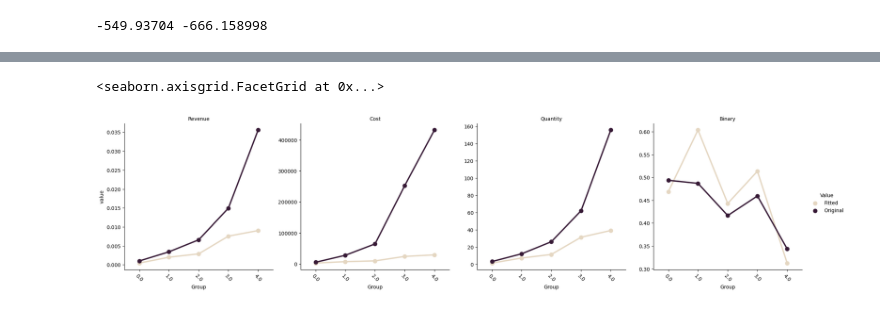
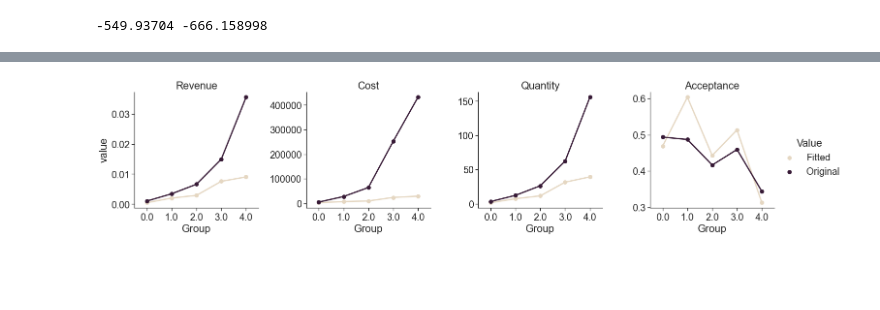
Before and after one commit to wanxii/nonlinear-pricing, a Jupyter notebook: model_fit.ipynb, the cells around one changed output, grey strips where cells are left out. Saved outputs shown, nothing was run; the diff lists cells and outputs as text; code cells hidden in the pictures; blank space fills up the shorter version.

```diff
--- a/model_fit.ipynb
+++ b/model_fit.ipynb
@@ -43,18 +43,24 @@ org_data.head()
 # %%
 fixed = 0.65
 betas = [2.22674415e+03, -5.49937040e+02, -6.66158998e+02, 1.80445730e+02, -4.32924199e+01, 8.05901134e+01, 2.57653653e-03]
-opt_data, tck_nview, s = Value_generation(betas)
+data_fitted, tck_nview, s = Value_generation(betas)
 
 np.random.seed(1)
-SNC_est = splev(np.log(opt_data.Nview.astype('float64') + 1), tck_nview)
-SNC_var = np.sum(SNC_est) * (1 - fixed) / np.sum(opt_data.Size)
+SNC_est = splev(np.log(data_fitted.Nview.astype('float64') + 1), tck_nview)
+SNC_var = np.sum(SNC_est) * (1 - fixed) / np.sum(data_fitted.Size)
 
-opt_data['v_it'] = np.random.logistic(loc=opt_data.Value, scale=s)
+data_fitted['v_it'] = np.random.logistic(loc=data_fitted.Value, scale=s)
 
-cmat = Consumer_matrix(opt_data.v_it, opt_data.Size)
+group = [0, 10, 20, 50, 100]
+groups = np.zeros(len(data_fitted.Size))
+for i, lb in enumerate(group):
+    # Assign group based on Qbar_it and the group thresholds;
+    # Greater size, larger group number
+    groups[data_fitted.Size >= lb] = int(i)
+data_fitted['Group'] = groups
 
-newrate = np.mean(opt_data.New)
-
+newrate = np.mean(data_fitted.New)
 cost = [SNC_est, newrate, fixed, SNC_var]
+cmat = Consumer_matrix(data_fitted.v_it, data_fitted.Size)
 # %% [output]
 -549.93704 -666.158998
@@ -70,7 +68,5 @@ opt_data['Group'] = groups
 currentQ = [0,9,10,19,20,49,50,99,100,500]
 currentP = [2900, 2900, 2700, 2700, 2500, 2500, 2400, 2400, 2300, 2300]
 currentY = currentP * np.array(currentQ)
-pi_ref, pis_ref, qs_ref, q1_ref, tc_ref, vc_ref, cw_ref, rv = Profit(Y=currentY, Q=currentQ,
-                                                                 cmat=cmat, cost=cost,
-                                                                 continuity=False,
-                                                                 group=group)
+df = Profit(Y=currentY, Q=currentQ, cmat=cmat, cost=cost, continuity=False, group=group)[-1]
+df.head()
@@ -77,12 +80,11 @@ pi_ref, pis_ref, qs_ref, q1_ref, tc_ref, vc_ref, cw_ref, rv = Profit(Y=currentY,
 # %%
-opt_data1 = copy(opt_data[['Group', 'Binary', 'Cost', 'Amount', 'Size']])
+df_org = copy(data_fitted[['Group', 'Binary', 'Cost', 'Amount', 'Size']])
 # opt_data1['Revenue'] = opt_data1.Price * opt_data1.Size / 1e7
-opt_data1['Value'] = 'Original'
-opt_data1.rename(columns={'Amount': 'Revenue', 'Size': 'Quantity'}, inplace=True)
-opt_data1.Revenue = opt_data1.Revenue / 1e7
-opt_data1.Cost = opt_data1.Cost * opt_data1.Quantity * opt_data1.Binary
+df_org['Value'] = 'Original'
+df_org.rename(columns={'Amount': 'Revenue', 'Size': 'Quantity', 'Binary': 'Acceptance'}, inplace=True)
+df_org.Revenue = df_org.Revenue / 1e7
+df_org.Cost = df_org.Cost * df_org.Quantity * df_org.Acceptance
 
-# compare_df['Accurancy'] = (rv.Binary_fitted == opt_data1.Binary)
-compare_df = pd.concat([rv, opt_data1]).groupby(['Group', 'Value']).mean().reset_index()
+compare_df = pd.concat([df, df_org]).groupby(['Group', 'Value']).mean().reset_index()
 compare_df
 # %% [output]
@@ -120,12 +102,13 @@ compare_df.melt(id_vars=['Group', 'Value'])
 # %%
+sns.set(font_scale=1.8)
+sns.set_style("ticks")
 (sns.catplot(data=compare_df.melt(id_vars=['Group', 'Value']),
             x="Group", y="value", hue="Value",
             col="variable", kind="point",
             palette="ch:.25",
             sharey=False)
    .set_titles(col_template="{col_name}")
-   .set_xticklabels(rotation=-45))
+   .savefig("fig/model_fit.svg", facecolor="w", dpi=400));
 # %% [output]
-<seaborn.axisgrid.FacetGrid at 0x...>
-[figure, old version]
+[figure, new version]
 # %%
```
Also changed, not shown: parts of 5 cells of this notebook.
